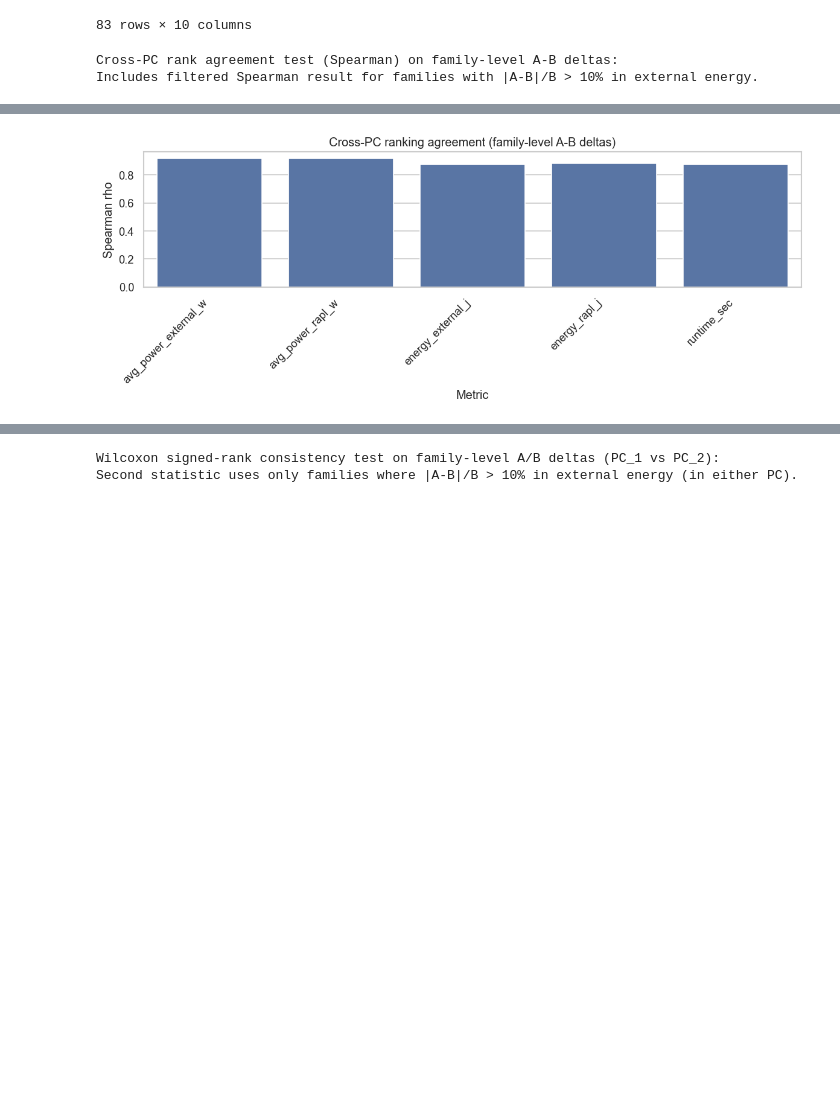
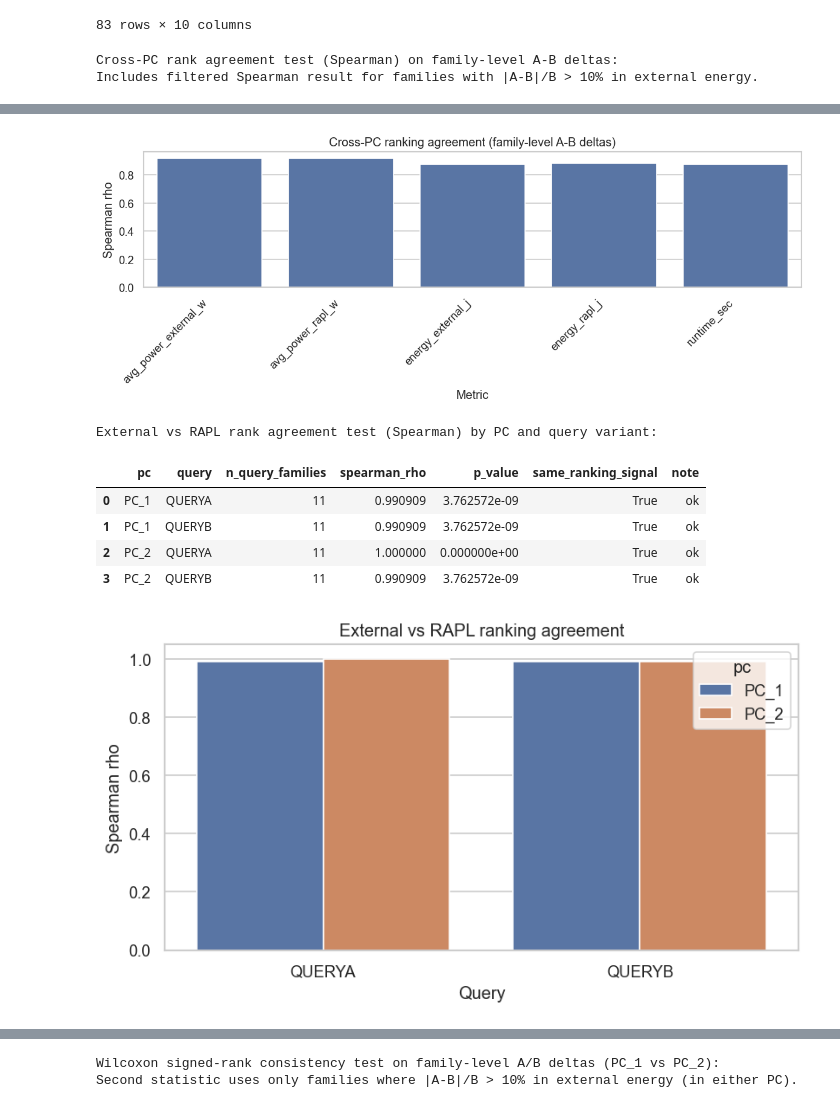
Before and after one commit to mkmason/sql-energy-optimization, a Jupyter notebook: run_analysis.ipynb, the cells around one changed output, grey strips where cells are left out. Cells and saved outputs as stored; diff of their text form; code cells hidden in the pictures; blank space fills up the shorter version.

Commit message:
added external/rapl spearman rank test

```diff
--- a/run_analysis.ipynb
+++ b/run_analysis.ipynb
@@ -670,30 +670,98 @@ for col, label in metrics_for_tests:
         })
 
 rank_df = pd.DataFrame(rank_rows)
 
 if rank_df.empty:
     print("Not enough overlap to run cross-PC rank tests.")
 else:
     print("Cross-PC rank agreement test (Spearman) on family-level A-B deltas:")
     print("Includes filtered Spearman result for families with |A-B|/B > 10% in external energy.")
     display(rank_df.sort_values("metric"))
 
     plt.figure(figsize=(10, 4))
     sns.barplot(data=rank_df.sort_values("metric"), x="metric", y="spearman_rho", color="#4C72B0")
     plt.axhline(0, color="black", linewidth=1)
     plt.xticks(rotation=45, ha="right")
     plt.ylabel("Spearman rho")
     plt.xlabel("Metric")
     plt.title("Cross-PC ranking agreement (family-level A-B deltas)")
     plt.tight_layout()
     plt.show()
+
+# External vs RAPL rank test: within each PC and query variant, compare family rankings
+# between external energy and RAPL package energy.
+ext_rapl_rank_rows = []
+
+for pc_name, payload in per_pc.items():
+    mdf = payload["merged"]
+    required_cols = {"query_family", "variant", "external_energy_j", "rapl_package_j"}
+    if not required_cols.issubset(set(mdf.columns)):
+        continue
+
+    subset = mdf[
+        mdf["variant"].isin(["QUERYA", "QUERYB"]) &
+        mdf["query_family"].notna()
+    ].copy()
+
+    for variant in ["QUERYA", "QUERYB"]:
+        variant_df = subset[subset["variant"] == variant].copy()
+        fam = variant_df.groupby("query_family")[["external_energy_j", "rapl_package_j"]].median().dropna()
+        n_fam = int(len(fam))
+
+        if n_fam >= 3:
+            rho, p = spearmanr(fam["external_energy_j"], fam["rapl_package_j"])
+            note = "ok"
+            same_signal = bool((rho > 0) and (p < 0.05))
+            rho_val = float(rho)
+            p_val = float(p)
+        else:
+            rho_val = np.nan
+            p_val = np.nan
+            same_signal = False
+            note = "insufficient_families"
+
+        ext_rapl_rank_rows.append({
+            "pc": pc_name,
+            "query": variant,
+            "n_query_families": n_fam,
+            "spearman_rho": rho_val,
+            "p_value": p_val,
+            "same_ranking_signal": same_signal,
+            "note": note,
+        })
+
+ext_rapl_rank_df = pd.DataFrame(ext_rapl_rank_rows)
+
+if ext_rapl_rank_df.empty:
+    print("Not enough overlap to run external-vs-RAPL rank tests.")
+else:
+    print("External vs RAPL rank agreement test (Spearman) by PC and query variant:")
+    display(ext_rapl_rank_df.sort_values(["pc", "query"]))
+
+    plot_df = ext_rapl_rank_df.dropna(subset=["spearman_rho"]).copy()
+    if not plot_df.empty:
+        plt.figure(figsize=(7, 4))
+        sns.barplot(data=plot_df, x="query", y="spearman_rho", hue="pc")
+        plt.axhline(0, color="black", linewidth=1)
+        plt.ylabel("Spearman rho")
+        plt.xlabel("Query")
+        plt.title("External vs RAPL ranking agreement")
+        plt.tight_layout()
+        plt.show()
 # %% [output]
 Cross-PC rank agreement test (Spearman) on family-level A-B deltas:
 Includes filtered Spearman result for families with |A-B|/B > 10% in external energy.
 |  | metric | n_query_families | spearman_rho | p_value | same_ranking_signal | filtered_n_query_families | ... |
 | 1 | avg_power_external_w | 11 | 0.918182 | 0.000067 | True | 6 | ... |
 | 0 | avg_power_rapl_w | 11 | 0.918182 | 0.000067 | True | 6 | ... |
 | 3 | energy_external_j | 11 | 0.872727 | 0.000455 | True | 6 | ... |
 | 2 | energy_rapl_j | 11 | 0.881818 | 0.000330 | True | 6 | ... |
 | 4 | runtime_sec | 11 | 0.872727 | 0.000455 | True | 6 | ... |
 [figure]
+External vs RAPL rank agreement test (Spearman) by PC and query variant:
+|  | pc | query | n_query_families | spearman_rho | p_value | same_ranking_signal | note |
+| 0 | PC_1 | QUERYA | 11 | 0.990909 | 3.762572e-09 | True | ok |
+| 1 | PC_1 | QUERYB | 11 | 0.990909 | 3.762572e-09 | True | ok |
+| 2 | PC_2 | QUERYA | 11 | 1.000000 | 0.000000e+00 | True | ok |
+| 3 | PC_2 | QUERYB | 11 | 0.990909 | 3.762572e-09 | True | ok |
+[figure, added]
```
Also changed, not shown: parts of 4 cells of this notebook.
